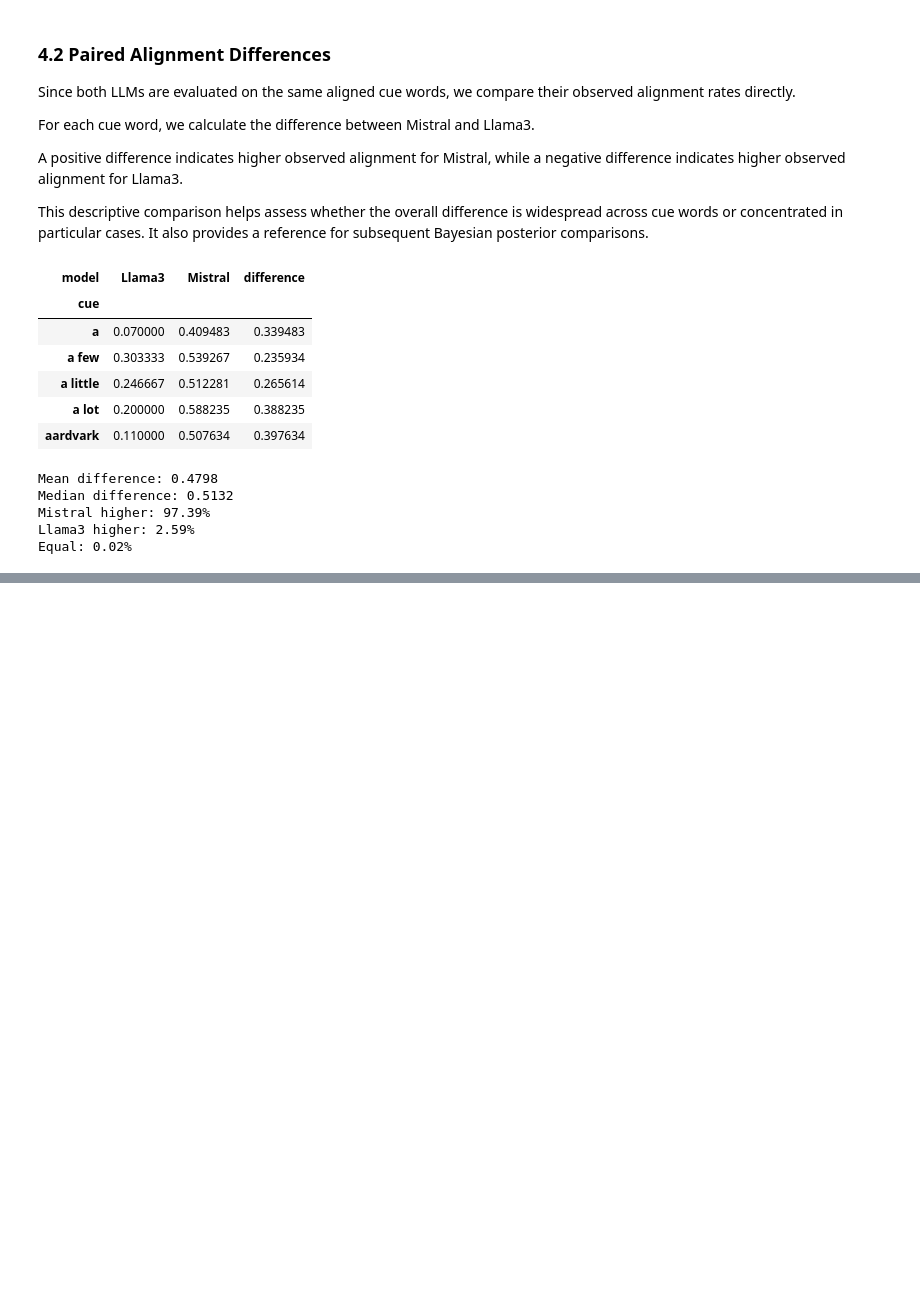
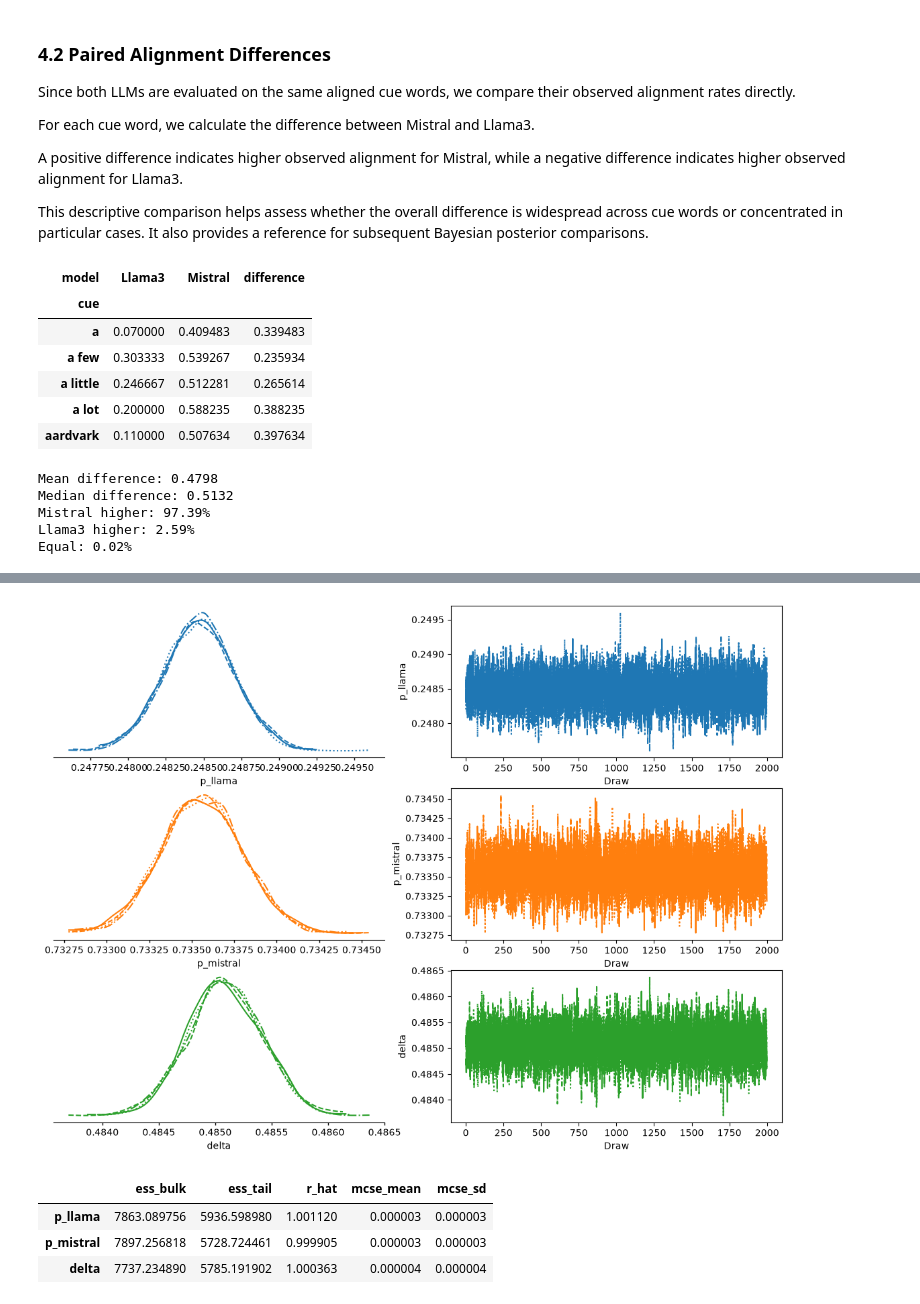
Before and after one commit to domnudragota/llm-eda, a Jupyter notebook: Bayesian_Alignment_Prototype.ipynb, the cells around one changed output, grey strips where cells are left out. Saved outputs shown, nothing was run; the diff lists cells and outputs as text; code cells hidden in the pictures; blank space fills up the shorter version.

Commit message:
feat: implement a baseline bayesian model, report findings and further research

```diff
--- a/Bayesian_Alignment_Prototype.ipynb
+++ b/Bayesian_Alignment_Prototype.ipynb
@@ -423,0 +724,25 @@ The variability across cue words will be investigated further in the full study
+# %%
+with pm.Model() as model:
+
+    p_llama = pm.Beta("p_llama", alpha=1, beta=1)
+    p_mistral = pm.Beta("p_mistral", alpha=1, beta=1)
+
+    obs_llama = pm.Binomial(
+        "obs_llama",
+        n=n_llama,
+        p=p_llama,
+        observed=y_llama
+    )
+
+    obs_mistral = pm.Binomial(
+        "obs_mistral",
+        n=n_mistral,
+        p=p_mistral,
+        observed=y_mistral
+    )
+
+    # the det var
+    delta = pm.Deterministic(
+        "delta",
+        p_mistral - p_llama
+    )
@@ -423,0 +778,9 @@ The variability across cue words will be investigated further in the full study
+# %%
+with model:
+    trace = pm.sample(
+        draws=2000,
+        tune=2000,
+        chains=4,
+        random_seed=42,
+        return_inferencedata=True
+    )
@@ -423,0 +809,29 @@ The variability across cue words will be investigated further in the full study
+# %%
+import arviz_plots as azp
+
+pc = azp.plot_trace_dist(
+    trace,
+    var_names=["p_llama", "p_mistral", "delta"],
+    backend="matplotlib",
+    figure_kwargs={"figsize": (14, 10)}
+)
+
+pc.show()
+# %% [output]
+[figure, added]
+# %%
+import arviz_stats as azs
+
+diagnostics = azs.summary(
+    trace,
+    var_names=["p_llama", "p_mistral", "delta"],
+    kind="diagnostics",
+    round_to=6
+)
+
+display(diagnostics)
+# %% [output]
+|  | ess_bulk | ess_tail | r_hat | mcse_mean | mcse_sd |
+| p_llama | 7863.089756 | 5936.598980 | 1.001120 | 0.000003 | 0.000003 |
+| p_mistral | 7897.256818 | 5728.724461 | 0.999905 | 0.000003 | 0.000003 |
+| delta | 7737.234890 | 5785.191902 | 1.000363 | 0.000004 | 0.000004 |
```
Also changed, not shown: parts of 44 cells of this notebook.
